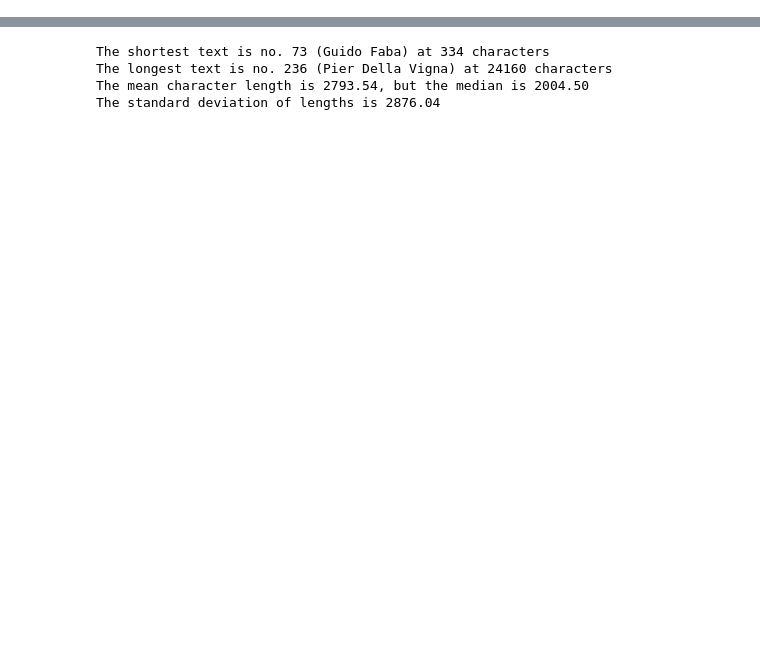
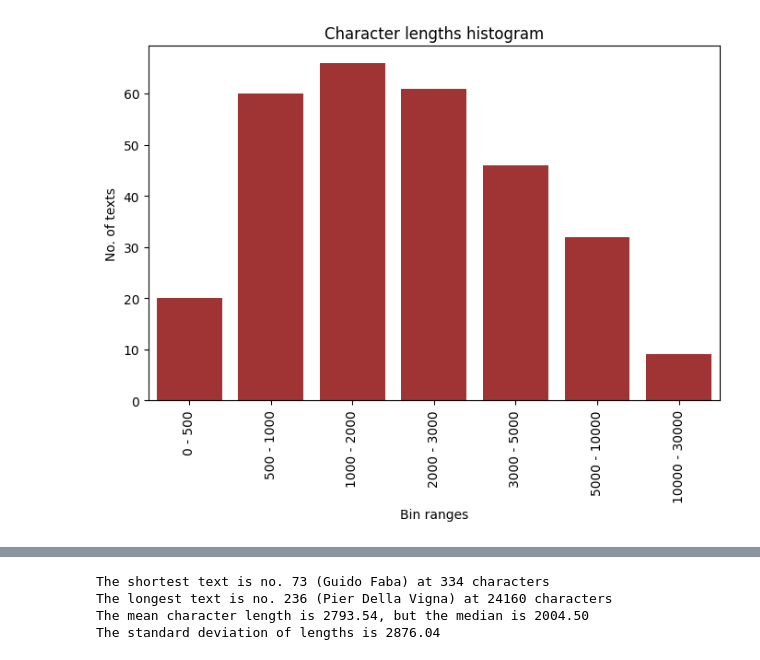
Before and after one commit to johannes-hp/BoB-thesis, a Jupyter notebook: MedLatin-scripts/medlatin1_lengths.ipynb, the cells around one changed output, grey strips where cells are left out. Cells and saved outputs as stored; diff of their text form; code cells hidden in the pictures; blank space fills up the shorter version.

```diff
--- a/MedLatin-scripts/medlatin1_lengths.ipynb
+++ b/MedLatin-scripts/medlatin1_lengths.ipynb
@@ -13,4 +13,27 @@ with open('csvfiles/author_changes_names.txt', 'r', encoding='utf-8') as f:
 
 with open('csvfiles/author_changes_idx.txt', 'r', encoding='utf-8') as f:
     author_idx = [int(idx.strip()) for idx in f.readlines()]
+# %%
+medlatin1_lens = [len(text) for text in medlatin1_texts]
+medlatin1_lens_av = [medlatin1_lens[0]]
+previous_i = 0
+window_size = 21
+for i in np.arange(window_size, len(medlatin1_lens)+1, window_size):
+    window = medlatin1_lens[previous_i:i]
+    medlatin1_lens_av.append(np.mean(window))
+    previous_i = i
+
+char_bins = [0, 500, 1000, 2000, 3000, 5000, 10000, 30000]
+char_hist, bin_edges = np.histogram(medlatin1_lens, char_bins)
+# %%
+fig, ax = plt.subplots()
+fig.set_size_inches(8, 5)
+sns.barplot(char_hist, color='firebrick', ax=ax)
+xtick_labels = [f'{char_bins[i]} - {char_bins[i+1]}' for i in range(len(char_hist))]
+ax.set_xticks(range(len(char_bins)-1), xtick_labels, rotation=90)
+ax.set_xlabel('Bin ranges')
+ax.set_ylabel('No. of texts')
+ax.set_title('Character lengths histogram');
+# %% [output]
+[figure, added]
 # %%
```
Also changed, not shown: parts of 1 cell of this notebook, 3 other files.
